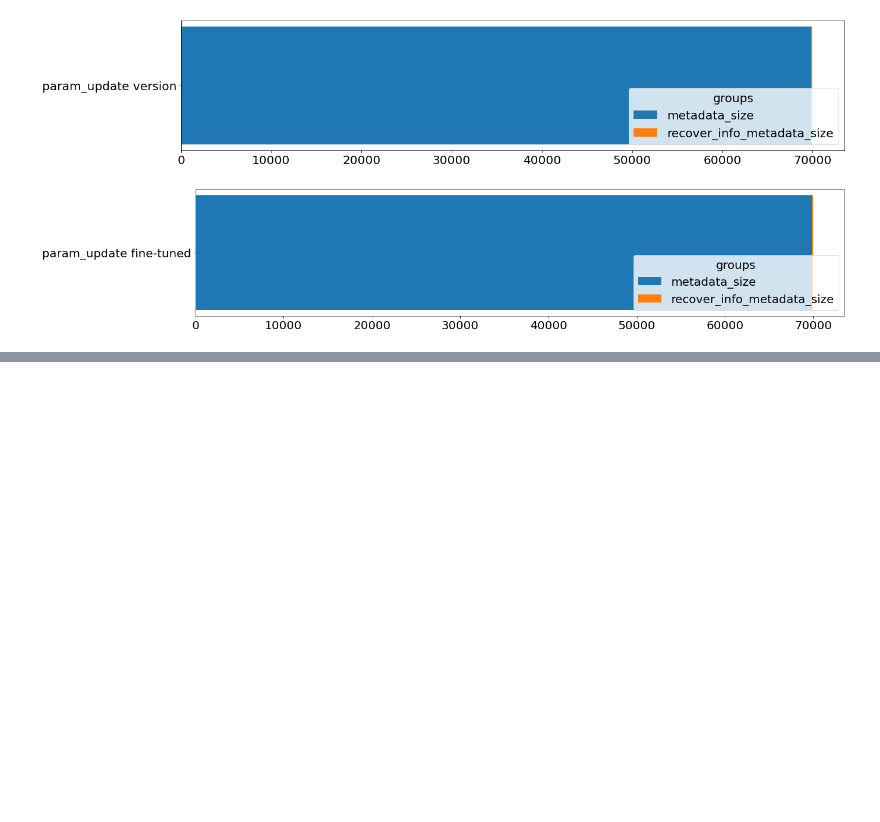
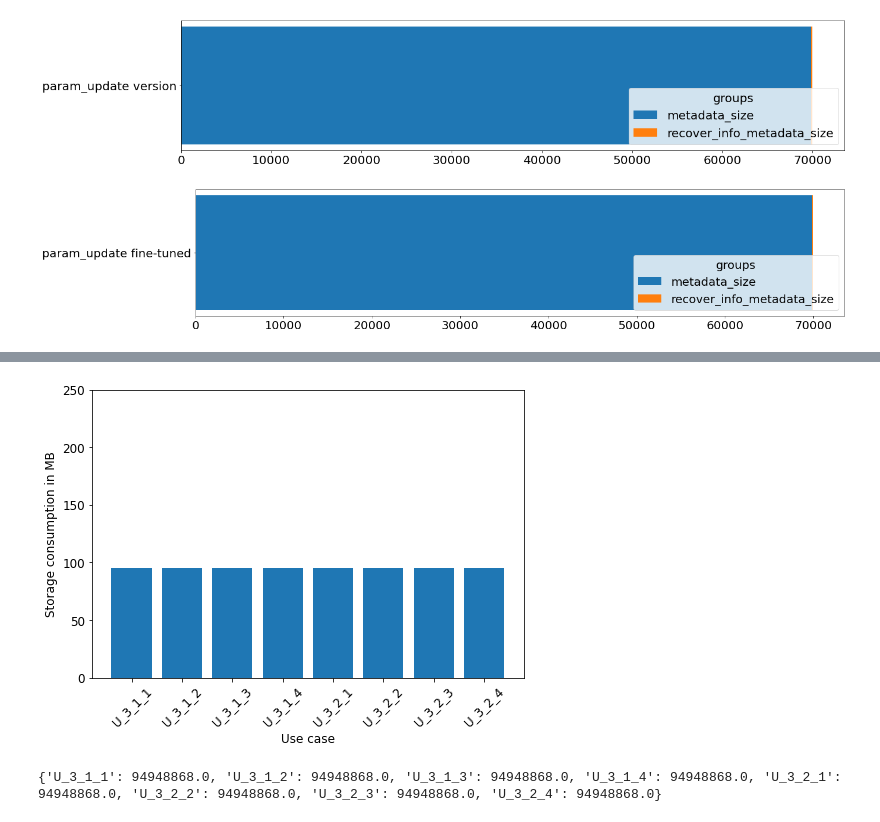
Before and after one commit to slin96/master-thesis, a Jupyter notebook: experiments/plots/storage_consumption.ipynb, the cells around one changed output, grey strips where cells are left out. Drawn from its saved outputs; the diff is of its cells as text; code cells hidden in the pictures; blank space fills up the shorter version.

```diff
--- a/experiments/plots/storage_consumption.ipynb
+++ b/experiments/plots/storage_consumption.ipynb
@@ -366,0 +356,7 @@ for f in server_files_and_meta:
+# %%
+c = filter_meta(storage_meta, model=MOBILENET, approach='provenance', snapshot_type=VERSION, snapshot_dist='food')
+plot_median_storage_consumption(c, ignore_use_cases=[U_2, U_1], y_min_max=[0,250],
+                                save_path='./pdfs/provenance/mobilenet-food-fixed-y.pdf')
+# %% [output]
+[figure, added]
+{'U_3_1_1': 94948868.0, 'U_3_1_2': 94948868.0, 'U_3_1_3': 94948868.0, 'U_3_1_4': 94948868.0, 'U_3_2_1': 94948868.0, 'U_3_2_2': 94948868.0, 'U_3_2_3': 94948868.0, 'U_3_2_4': 94948868.0}
```
Also changed, not shown: parts of 14 cells of this notebook, 3 other files.
